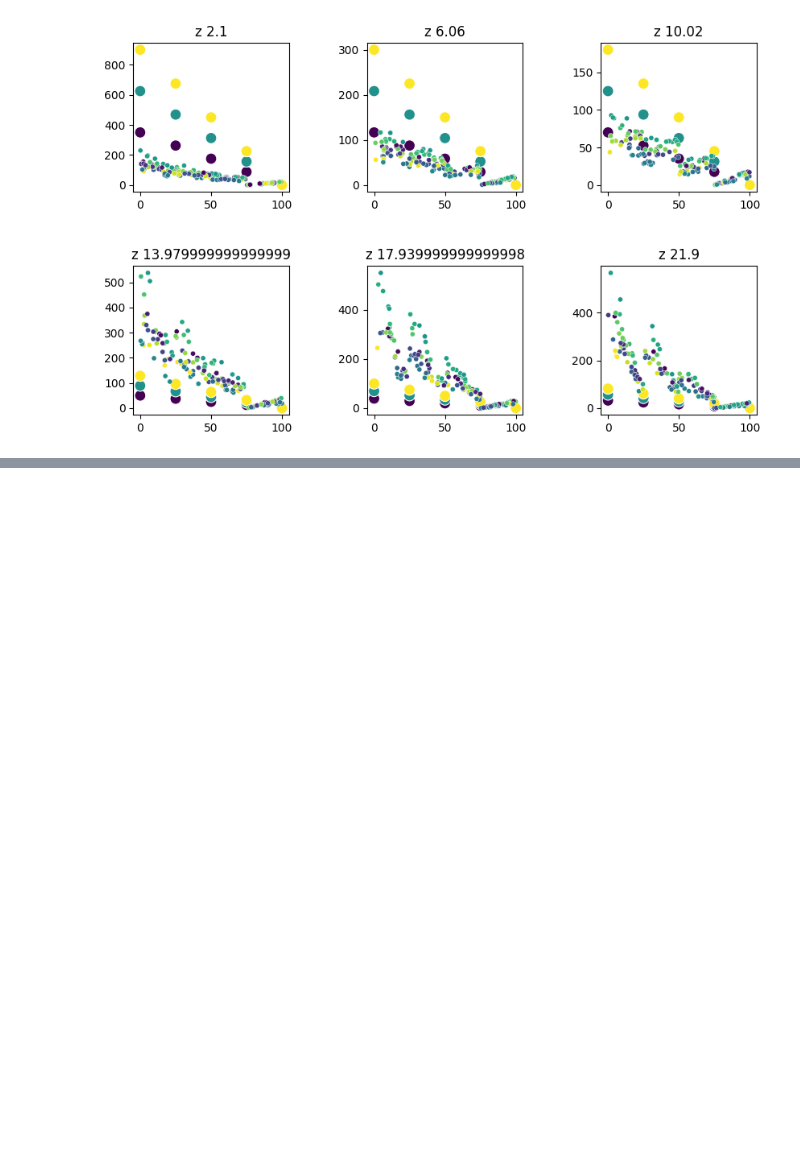
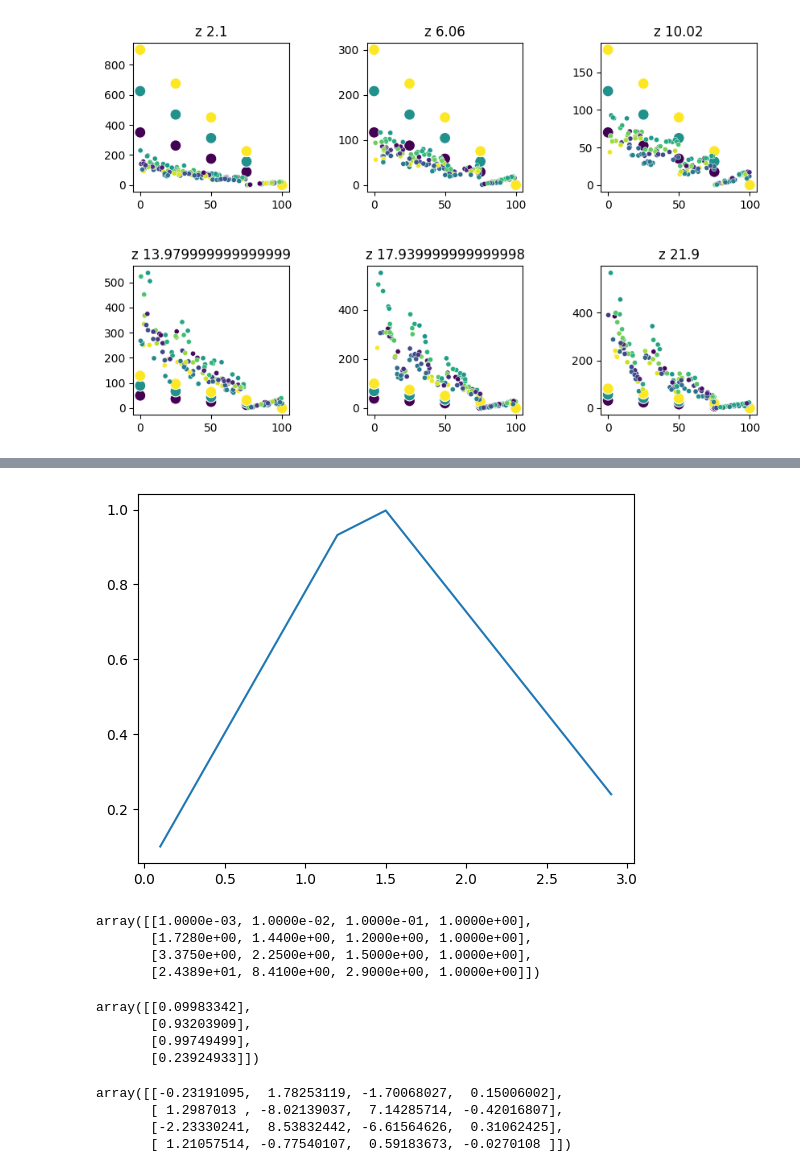
Before and after one commit to bouz1/bouz1.github.io, a Jupyter notebook: pages/others_pages/Divers_notebook/Understand_Interpolation_1d_2d_3d.ipynb, the cells around one changed output, grey strips where cells are left out. Saved outputs shown, nothing was run; the diff lists cells and outputs as text; code cells hidden in the pictures; blank space fills up the shorter version.

```diff
--- a/pages/others_pages/Divers_notebook/Understand_Interpolation_1d_2d_3d.ipynb
+++ b/pages/others_pages/Divers_notebook/Understand_Interpolation_1d_2d_3d.ipynb
@@ -597,0 +619,32 @@ for z,axe in zip(np.unique(znewf),axes):
+# %%
+x_ns=np.array([0.1,1.2,1.5,2.9])
+y_ns=np.sin(x_ns)
+plt.plot(x_ns, y_ns)
+x = 1.35
+# %% [output]
+[figure, added]
+# %%
+Ivec= np.repeat(1, len(x_ns))
+X= np.array([x_ns**3, x_ns**2,x_ns,Ivec]).T
+X
+# %% [output]
+array([[1.0000e-03, 1.0000e-02, 1.0000e-01, 1.0000e+00],
+       [1.7280e+00, 1.4400e+00, 1.2000e+00, 1.0000e+00],
+       [3.3750e+00, 2.2500e+00, 1.5000e+00, 1.0000e+00],
+       [2.4389e+01, 8.4100e+00, 2.9000e+00, 1.0000e+00]])
+# %%
+Y= y_ns.reshape((-1,1))
+Y
+# %% [output]
+array([[0.09983342],
+       [0.93203909],
+       [0.99749499],
+       [0.23924933]])
+# %%
+X_1= np.linalg.inv(X)
+X_1
+# %% [output]
+array([[-0.23191095,  1.78253119, -1.70068027,  0.15006002],
+       [ 1.2987013 , -8.02139037,  7.14285714, -0.42016807],
+       [-2.23330241,  8.53832442, -6.61564626,  0.31062425],
+       [ 1.21057514, -0.77540107,  0.59183673, -0.0270108 ]])
```
Also changed, not shown: parts of 8 cells of this notebook, 3 other files.
